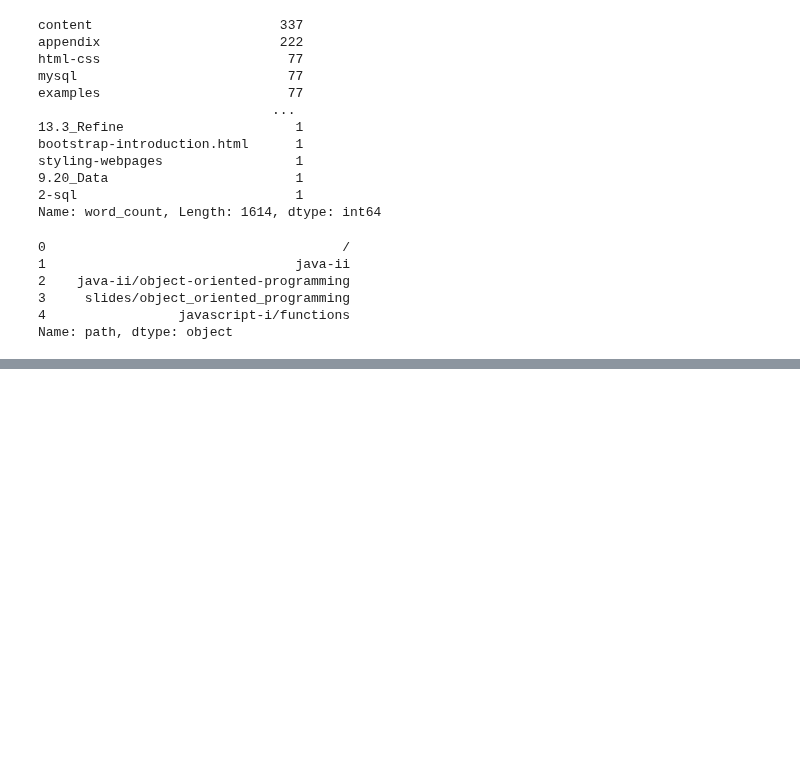
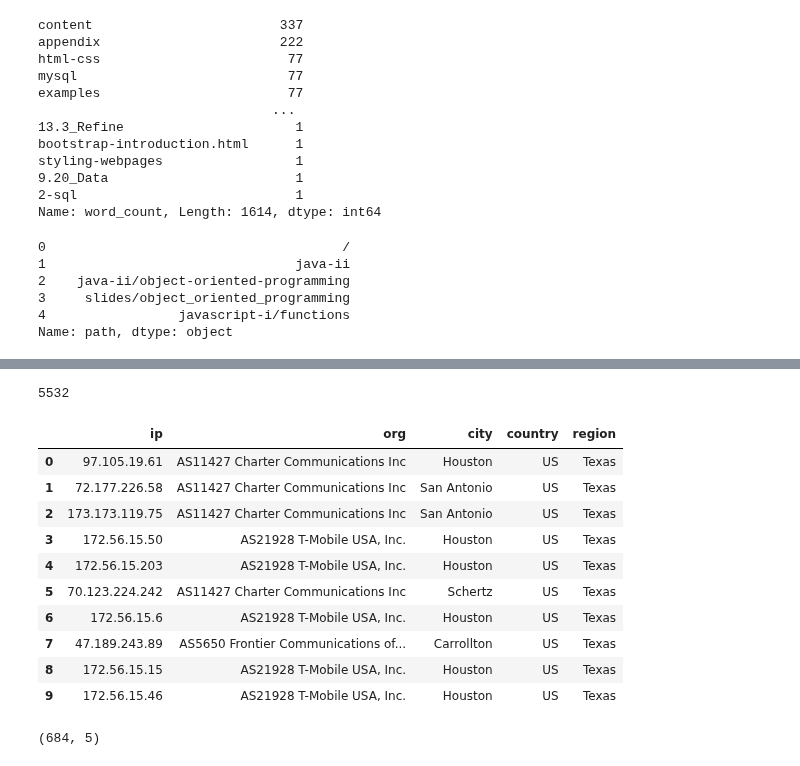
Before and after one commit to AACKV/anomaly_detection_project, a Jupyter notebook: Kyles_notebook.ipynb, the cells around one changed output, grey strips where cells are left out. Cells and saved outputs as stored; diff of their text form; code cells hidden in the pictures; blank space fills up the shorter version.

```diff
--- a/Kyles_notebook.ipynb
+++ b/Kyles_notebook.ipynb
@@ -299,0 +686,4 @@ set(flatten(word_list))
+# %%
+len(df.ip.unique())
+# %% [output]
+5532
@@ -299,0 +731,19 @@ set(flatten(word_list))
+# %%
+locations=pd.DataFrame(locations)
+locations.head(10)
+# %% [output]
+|  | ip | org | city | country | region |
+| 0 | 97.105.19.61 | AS11427 Charter Communications Inc | Houston | US | Texas |
+| 1 | 72.177.226.58 | AS11427 Charter Communications Inc | San Antonio | US | Texas |
+| 2 | 173.173.119.75 | AS11427 Charter Communications Inc | San Antonio | US | Texas |
+| 3 | 172.56.15.50 | AS21928 T-Mobile USA, Inc. | Houston | US | Texas |
+| 4 | 172.56.15.203 | AS21928 T-Mobile USA, Inc. | Houston | US | Texas |
+| 5 | 70.123.224.242 | AS11427 Charter Communications Inc | Schertz | US | Texas |
+| 6 | 172.56.15.6 | AS21928 T-Mobile USA, Inc. | Houston | US | Texas |
+| 7 | 47.189.243.89 | AS5650 Frontier Communications of... | Carrollton | US | Texas |
+| 8 | 172.56.15.15 | AS21928 T-Mobile USA, Inc. | Houston | US | Texas |
+| 9 | 172.56.15.46 | AS21928 T-Mobile USA, Inc. | Houston | US | Texas |
+# %%
+locations.shape
+# %% [output]
+(684, 5)
```
Also changed, not shown: parts of 40 cells of this notebook.
